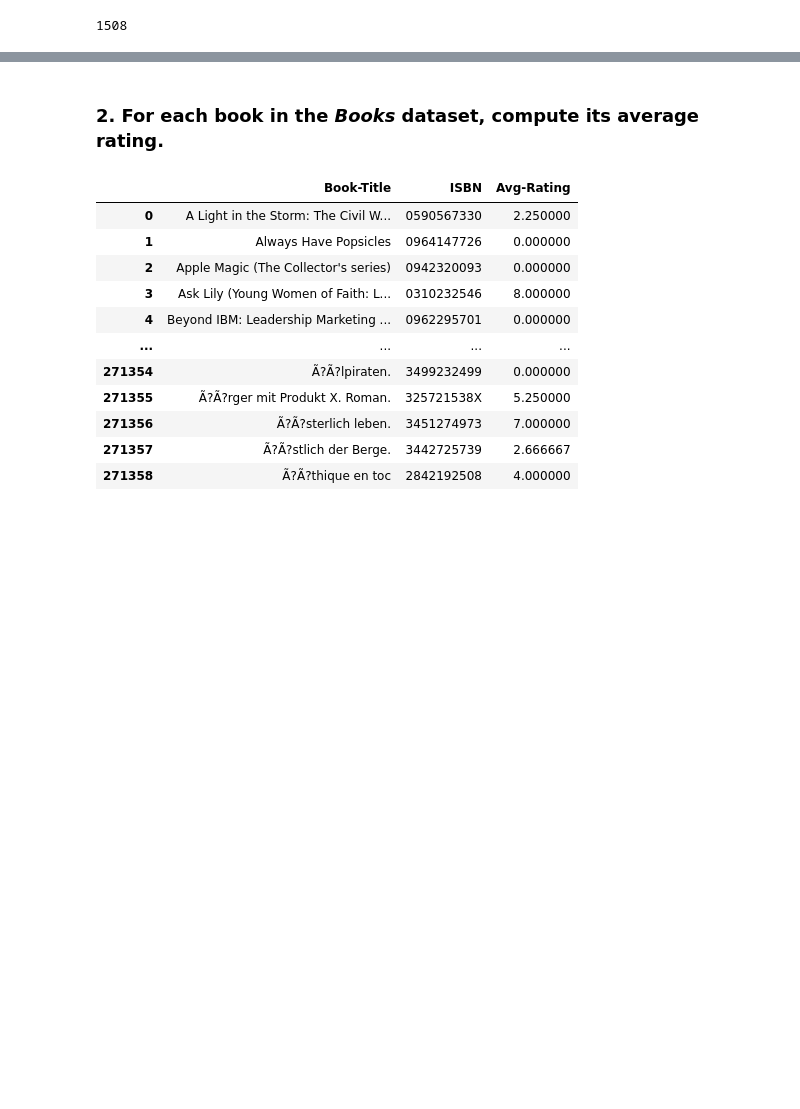
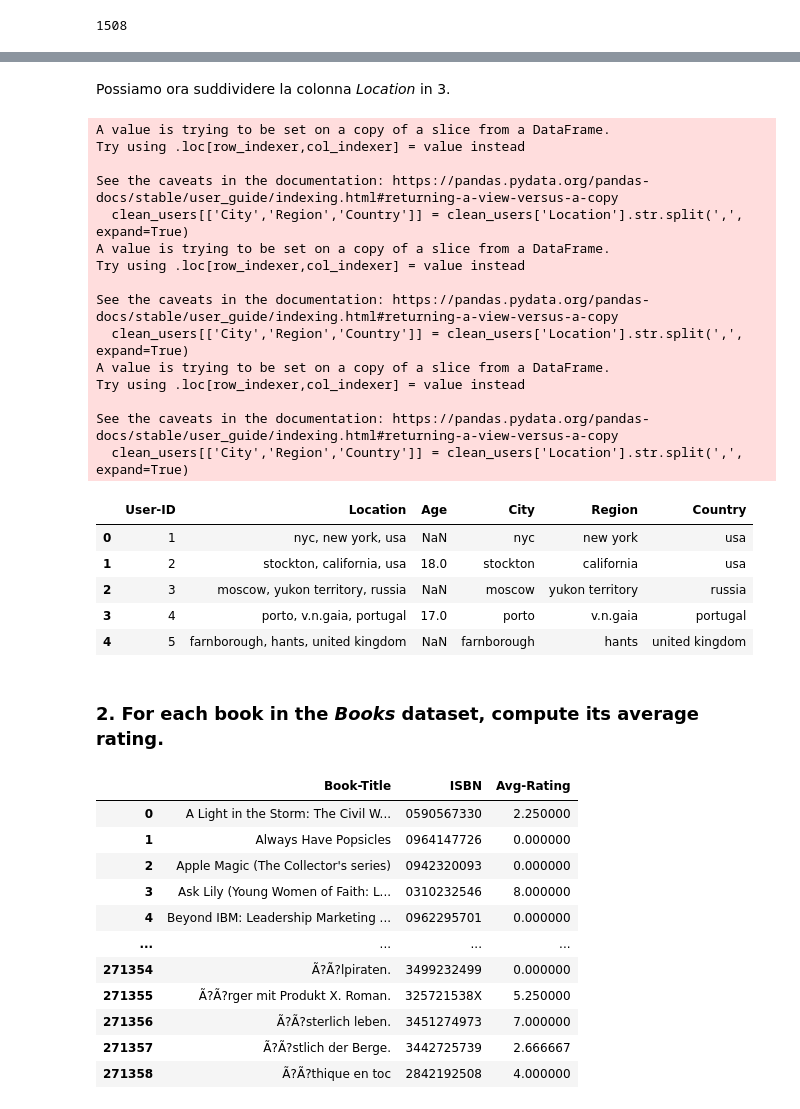
Before and after one commit to lucasammarini/FCSProject-Sammarini-TarolliBrame, a Jupyter notebook: progetto-2021.ipynb, the cells around one changed output, grey strips where cells are left out. Drawn from its saved outputs; the diff is of its cells as text; code cells hidden in the pictures; blank space fills up the shorter version.

```diff
--- a/progetto-2021.ipynb
+++ b/progetto-2021.ipynb
@@ -96,4 +102,5 @@ len(users[users['Location'].str.split(',', expand=True).notnull()[3]]['Location'
 # %%
-users[users['Location'].str.split(',', expand=True).notnull()[4]]
+clean_users = users[users['Location'].str.split(',', expand=True).isnull()[3]]
+clean_users.head()
 # %% [output]
 |  | User-ID | Location | Age |
@@ -128,6 +112,30 @@ users[users['Location'].str.split(',', expand=True).notnull()[4]]['Location'].st
+# %% [markdown]
+Possiamo ora suddividere la colonna _Location_ in 3.
 # %%
-#users[['City','Region','Country']] = users['Location'].str.split(',', expand=True)
-#users.head()
+clean_users[['City','Region','Country']] = clean_users['Location'].str.split(',', expand=True)
+clean_users.head()
+# %% [output]
+A value is trying to be set on a copy of a slice from a DataFrame.
+Try using .loc[row_indexer,col_indexer] = value instead
+
+See the caveats in the documentation: https://pandas.pydata.org/pandas-docs/stable/user_guide/indexing.html#returning-a-view-versus-a-copy
+  clean_users[['City','Region','Country']] = clean_users['Location'].str.split(',', expand=True)
+A value is trying to be set on a copy of a slice from a DataFrame.
+Try using .loc[row_indexer,col_indexer] = value instead
+
+See the caveats in the documentation: https://pandas.pydata.org/pandas-docs/stable/user_guide/indexing.html#returning-a-view-versus-a-copy
+  clean_users[['City','Region','Country']] = clean_users['Location'].str.split(',', expand=True)
+A value is trying to be set on a copy of a slice from a DataFrame.
+Try using .loc[row_indexer,col_indexer] = value instead
+
+See the caveats in the documentation: https://pandas.pydata.org/pandas-docs/stable/user_guide/indexing.html#returning-a-view-versus-a-copy
+  clean_users[['City','Region','Country']] = clean_users['Location'].str.split(',', expand=True)
+|  | User-ID | Location | Age | City | Region | Country |
+| 0 | 1 | nyc, new york, usa | NaN | nyc | new york | usa |
+| 1 | 2 | stockton, california, usa | 18.0 | stockton | california | usa |
+| 2 | 3 | moscow, yukon territory, russia | NaN | moscow | yukon territory | russia |
+| 3 | 4 | porto, v.n.gaia, portugal | 17.0 | porto | v.n.gaia | portugal |
+| 4 | 5 | farnborough, hants, united kingdom | NaN | farnborough | hants | united kingdom |
 # %% [markdown]
 ### 2. For each book in the *Books* dataset, compute its average rating.
 # %%
```
Also changed, not shown: parts of 6 cells of this notebook.
